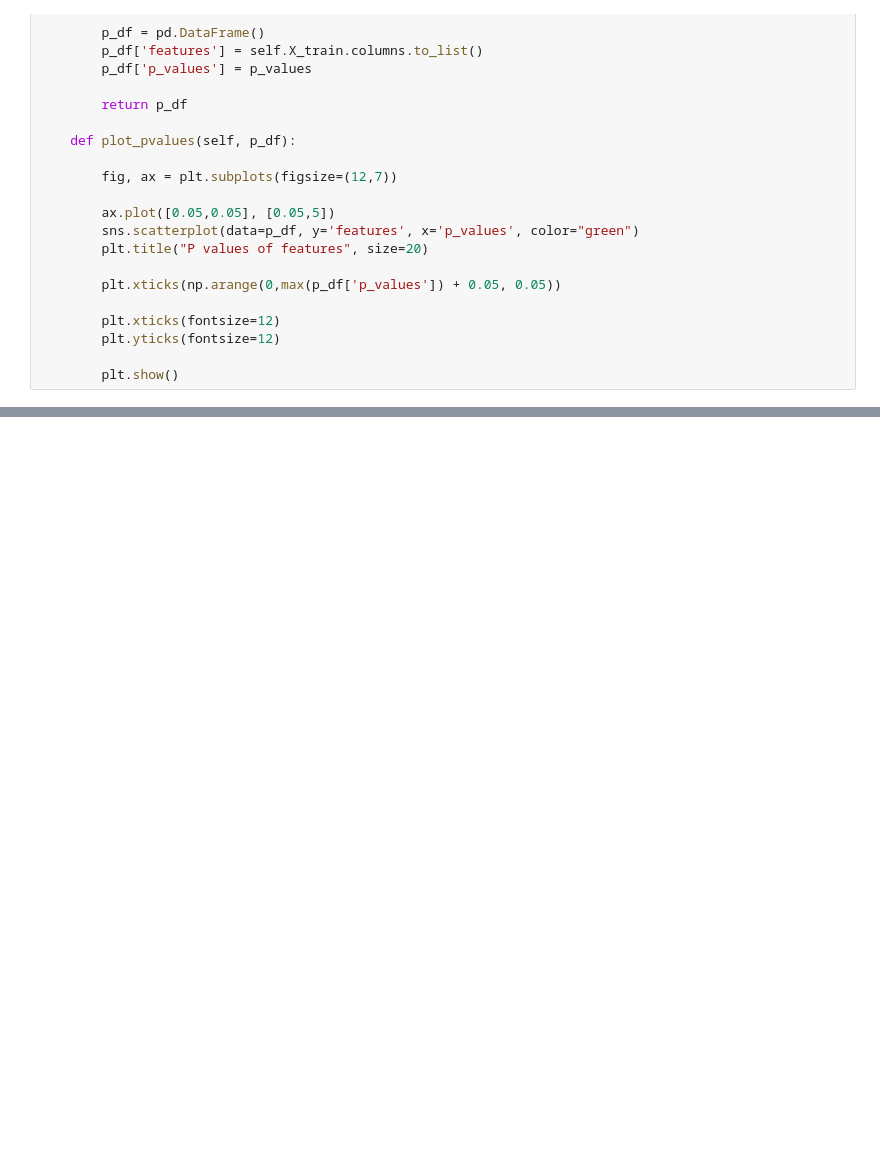
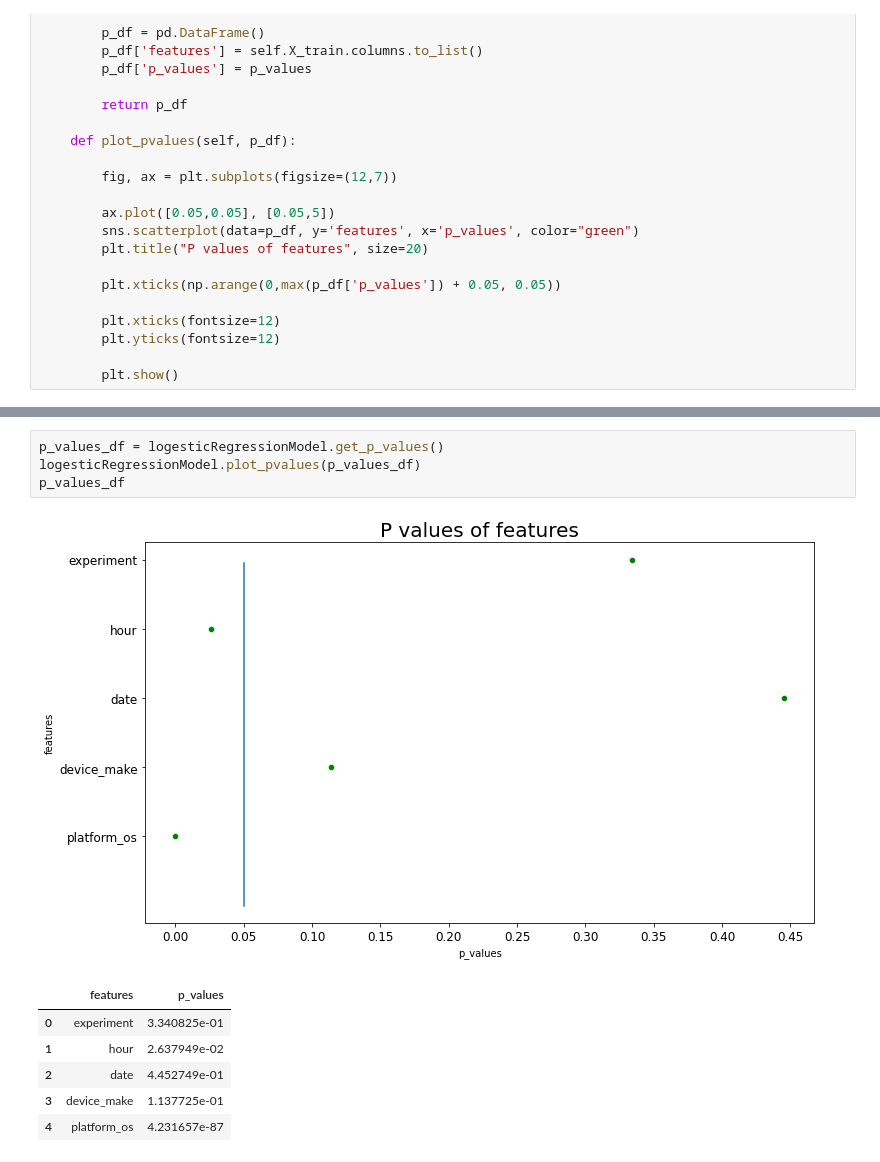
Before and after one commit to daniEL2371/abtest-mlops, a Jupyter notebook: notebooks/ML_AbTest.ipynb, the cells around one changed output, grey strips where cells are left out. Cells and saved outputs as stored; diff of their text form; blank space fills up the shorter version.

```diff
--- a/notebooks/ML_AbTest.ipynb
+++ b/notebooks/ML_AbTest.ipynb
@@ -524,0 +625,12 @@ The P-value for experiment is 0.3. It is not that much significant, since our si
+# %%
+p_values_df = logesticRegressionModel.get_p_values()
+logesticRegressionModel.plot_pvalues(p_values_df)
+p_values_df
+# %% [output]
+[figure, added]
+|  | features | p_values |
+| 0 | experiment | 3.340825e-01 |
+| 1 | hour | 2.637949e-02 |
+| 2 | date | 4.452749e-01 |
+| 3 | device_make | 1.137725e-01 |
+| 4 | platform_os | 4.231657e-87 |
```
Also changed, not shown: parts of 58 cells of this notebook.
